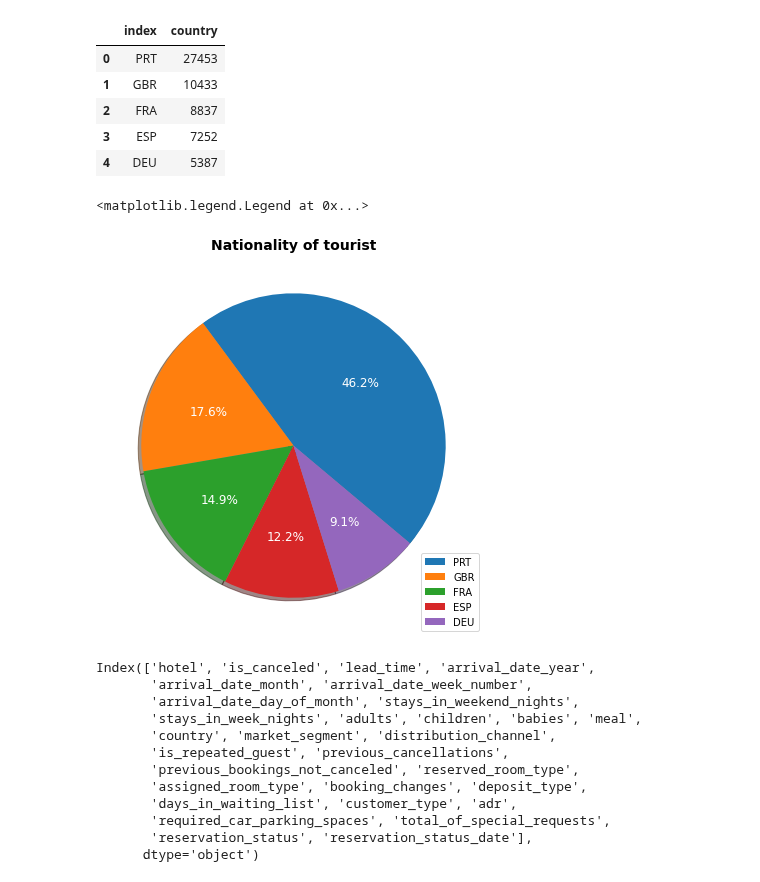
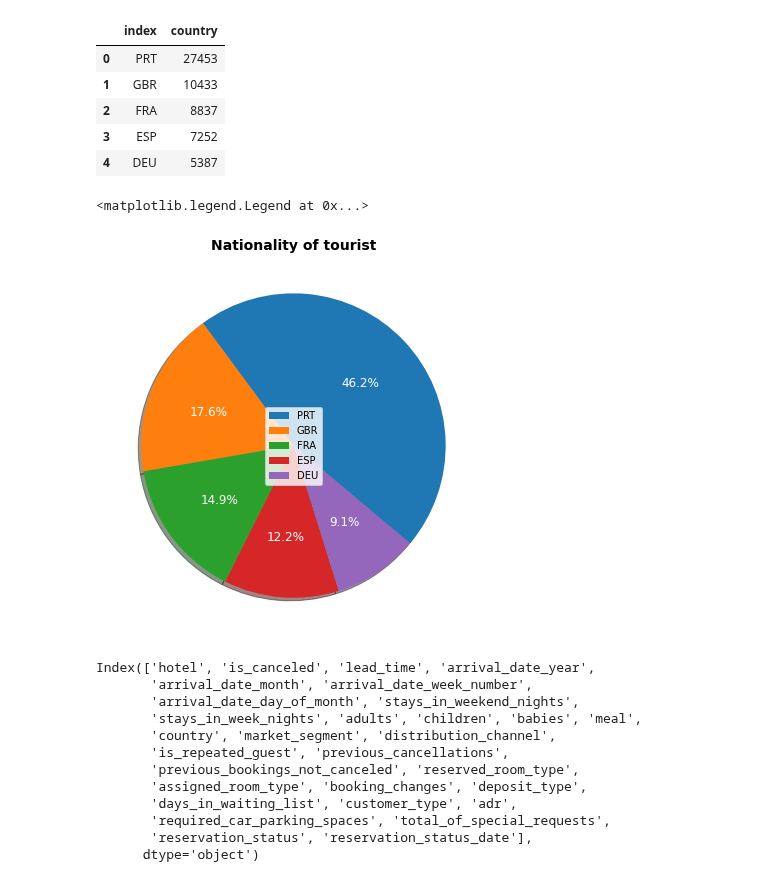
Before and after one commit to sarathsoman14/sarathsoman14-Hotel-Booking-Exploratory-Data-Analysis-EDA-, a Jupyter notebook: Hotel_Booking_Exploratory_Data_Analysis_Capstone_Project.ipynb, the cells around one changed output. Saved outputs shown, nothing was run; the diff lists cells and outputs as text; code cells hidden in the pictures.

```diff
--- a/Hotel_Booking_Exploratory_Data_Analysis_Capstone_Project.ipynb
+++ b/Hotel_Booking_Exploratory_Data_Analysis_Capstone_Project.ipynb
@@ -458,13 +444,13 @@ top_5_tourist_country
 # %%
 plt.figure(figsize=(7,7))
 plt.pie(x='country',startangle=320,autopct='%1.1f%%' ,textprops={'color':"w",'fontsize':12},shadow=True,data=top_5_tourist_country)
 labels=['PRT','GBR','FRA','ESP','DEU']
 plt.title('Nationality of tourist',fontsize=14,weight='bold')
 
-plt.legend(labels,loc='best')
+plt.legend(labels,loc='center')
 # %% [output]
 <matplotlib.legend.Legend at 0x...>
-[figure, old version]
+[figure, new version]
 # %%
 # Conculsion:Tourist fro PORTUGAL is making highest number of bookings
 # %%
```
Also changed, not shown: parts of 40 cells of this notebook.
